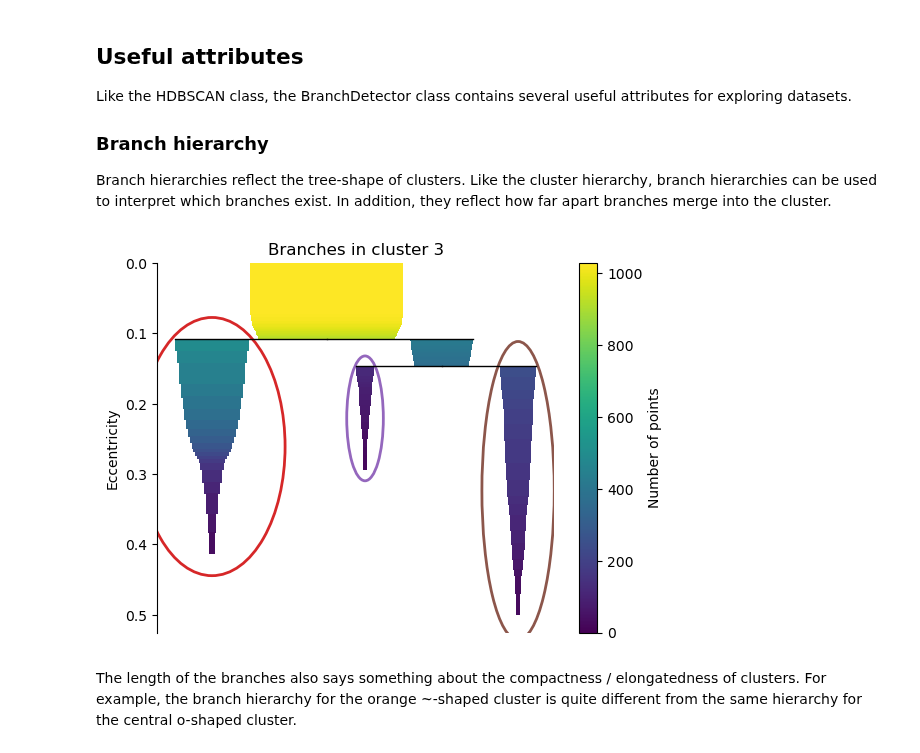
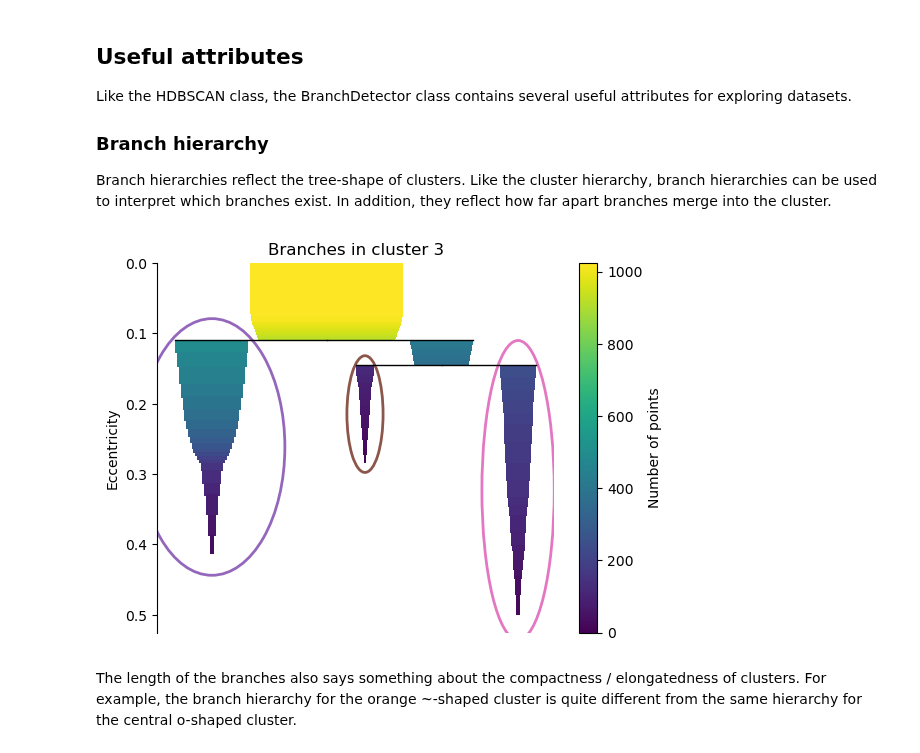
Before and after one commit to scikit-learn-contrib/hdbscan, a Jupyter notebook: notebooks/How to detect branches.ipynb, the cells around one changed output. Saved outputs shown, nothing was run; the diff lists cells and outputs as text; code cells hidden in the pictures.

```diff
--- a/notebooks/How to detect branches.ipynb
+++ b/notebooks/How to detect branches.ipynb
@@ -181,13 +181,13 @@ addition, they reflect how far apart branches merge into the cluster.
 # %%
 idx = np.argmax([len(x) for x in branch_detector.branch_persistences_])
 branch_detector.condensed_trees_[idx].plot(
-    select_clusters=True, selection_palette=["C3", "C4", "C5"]
+    select_clusters=True, selection_palette=["C4", "C5", "C6"]
 )
 plt.ylabel("Eccentricity")
 plt.title(f"Branches in cluster {idx}")
 plt.show()
 # %% [output]
-[figure, old version]
+[figure, new version]
 # %% [markdown]
 The length of the branches also says something about the compactness /
 elongatedness of clusters. For example, the branch hierarchy for the orange
```
Also changed, not shown: 3 other files.
